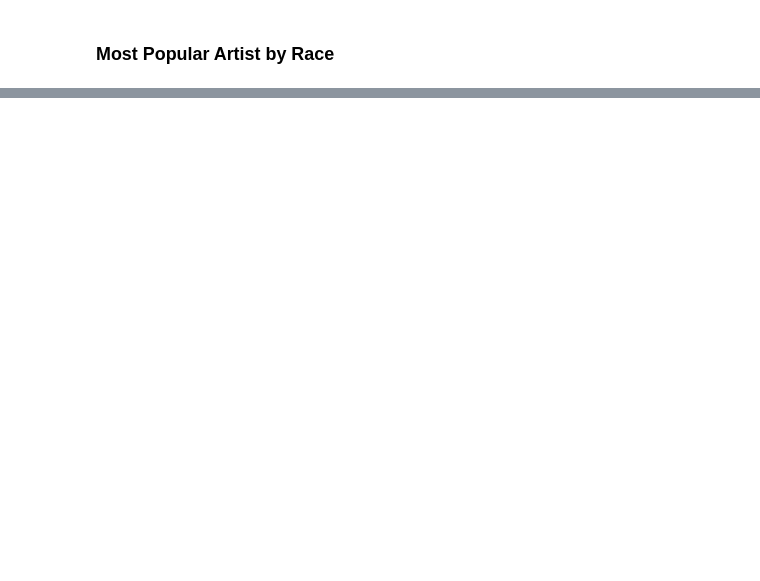
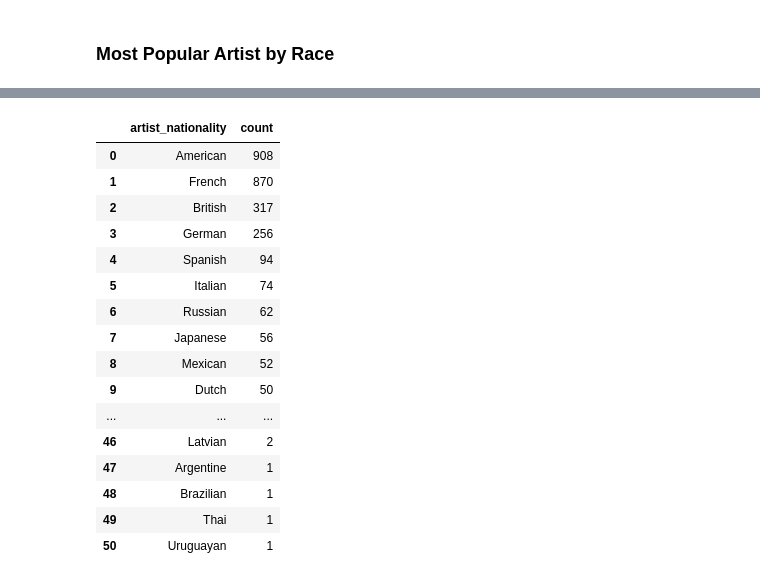
Before and after one commit to MattHondrakis/Python-Data-Science, a Jupyter notebook: Art History.ipynb, the cells around one changed output, grey strips where cells are left out. Cells and saved outputs as stored; diff of their text form; code cells hidden in the pictures; blank space fills up the shorter version.

```diff
--- a/Art History.ipynb
+++ b/Art History.ipynb
@@ -47,0 +45,20 @@ Text(0.5, 1.0, 'Most Popular Artist by Race')
+# %%
+artists.value_counts("artist_nationality").reset_index(name = "count")
+# %% [output]
+|  | artist_nationality | count |
+| 0 | American | 908 |
+| 1 | French | 870 |
+| 2 | British | 317 |
+| 3 | German | 256 |
+| 4 | Spanish | 94 |
+| 5 | Italian | 74 |
+| 6 | Russian | 62 |
+| 7 | Japanese | 56 |
+| 8 | Mexican | 52 |
+| 9 | Dutch | 50 |
+| ... | ... | ... |
+| 46 | Latvian | 2 |
+| 47 | Argentine | 1 |
+| 48 | Brazilian | 1 |
+| 49 | Thai | 1 |
+| 50 | Uruguayan | 1 |
```
Also changed, not shown: parts of 5 cells of this notebook.
